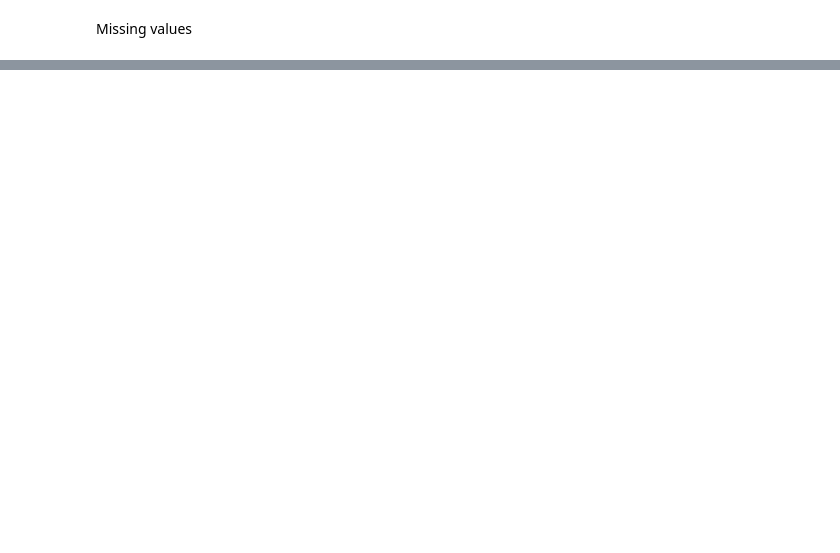
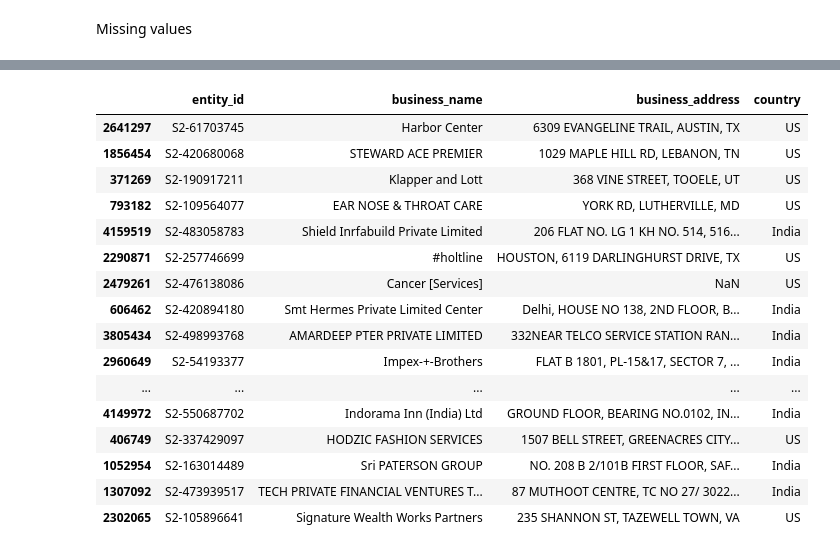
Before and after one commit to Rudhra-06/Amazon_ML_Challenge, a Jupyter notebook: Business_Entity_Resolution_Challenge.ipynb, the cells around one changed output, grey strips where cells are left out. Cells and saved outputs as stored; diff of their text form; code cells hidden in the pictures; blank space fills up the shorter version.

```diff
--- a/Business_Entity_Resolution_Challenge.ipynb
+++ b/Business_Entity_Resolution_Challenge.ipynb
@@ -76,0 +281,23 @@ Missing values
+# %%
+display(
+    s2[["entity_id", "business_name", "business_address", "country"]]
+    .sample(20, random_state=42)
+)
+# %% [output]
+|  | entity_id | business_name | business_address | country |
+| 2641297 | S2-61703745 | Harbor Center | 6309 EVANGELINE TRAIL, AUSTIN, TX | US |
+| 1856454 | S2-420680068 | STEWARD ACE PREMIER | 1029 MAPLE HILL RD, LEBANON, TN | US |
+| 371269 | S2-190917211 | Klapper and Lott | 368 VINE STREET, TOOELE, UT | US |
+| 793182 | S2-109564077 | EAR NOSE & THROAT CARE | YORK RD, LUTHERVILLE, MD | US |
+| 4159519 | S2-483058783 | Shield Inrfabuild Private Limited | 206 FLAT NO. LG 1 KH NO. 514, 516... | India |
+| 2290871 | S2-257746699 | #holtline | HOUSTON, 6119 DARLINGHURST DRIVE, TX | US |
+| 2479261 | S2-476138086 | Cancer [Services] | NaN | US |
+| 606462 | S2-420894180 | Smt Hermes Private Limited Center | Delhi, HOUSE NO 138, 2ND FLOOR, B... | India |
+| 3805434 | S2-498993768 | AMARDEEP PTER PRIVATE LIMITED | 332NEAR TELCO SERVICE STATION RAN... | India |
+| 2960649 | S2-54193377 | Impex-+-Brothers | FLAT B 1801, PL-15&17, SECTOR 7, ... | India |
+| ... | ... | ... | ... | ... |
+| 4149972 | S2-550687702 | Indorama Inn (India) Ltd | GROUND FLOOR, BEARING NO.0102, IN... | India |
+| 406749 | S2-337429097 | HODZIC FASHION SERVICES | 1507 BELL STREET, GREENACRES CITY... | US |
+| 1052954 | S2-163014489 | Sri PATERSON GROUP | NO. 208 B 2/101B FIRST FLOOR, SAF... | India |
+| 1307092 | S2-473939517 | TECH PRIVATE FINANCIAL VENTURES T... | 87 MUTHOOT CENTRE, TC NO 27/ 3022... | India |
+| 2302065 | S2-105896641 | Signature Wealth Works Partners | 235 SHANNON ST, TAZEWELL TOWN, VA | US |
```
Also changed, not shown: parts of 23 cells of this notebook.
